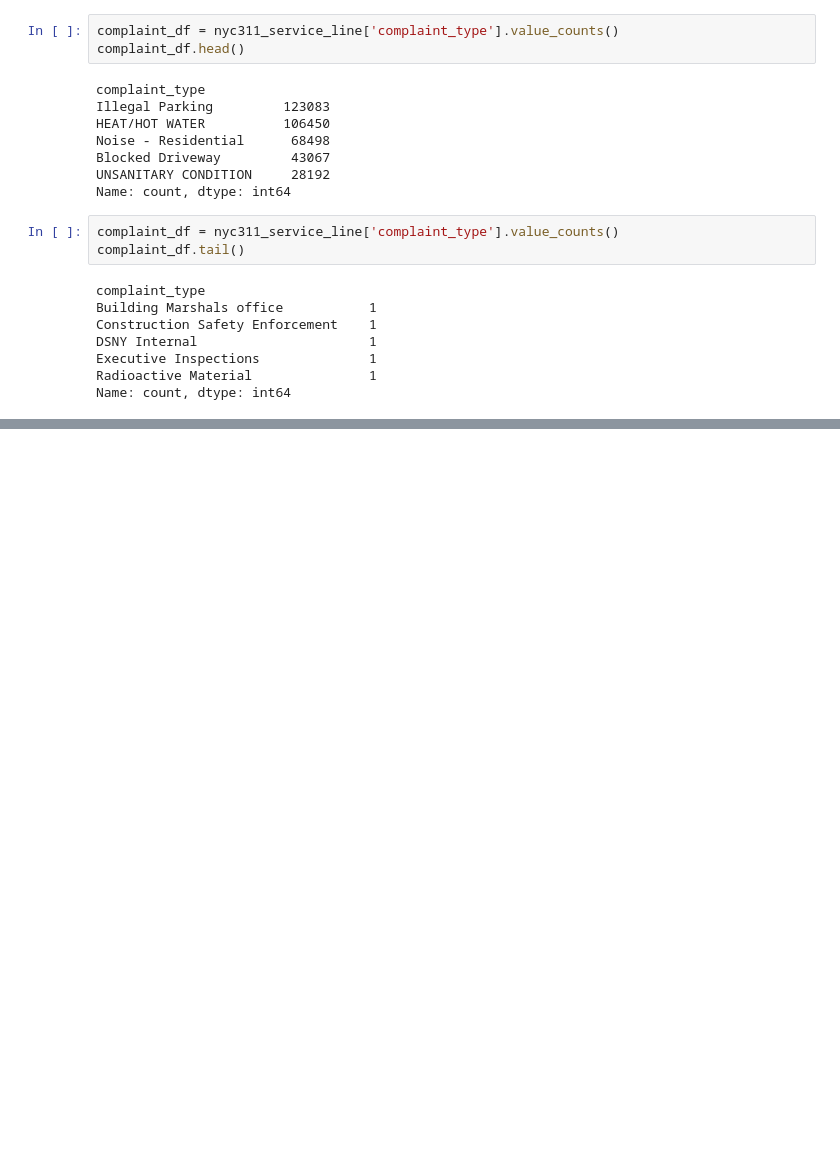
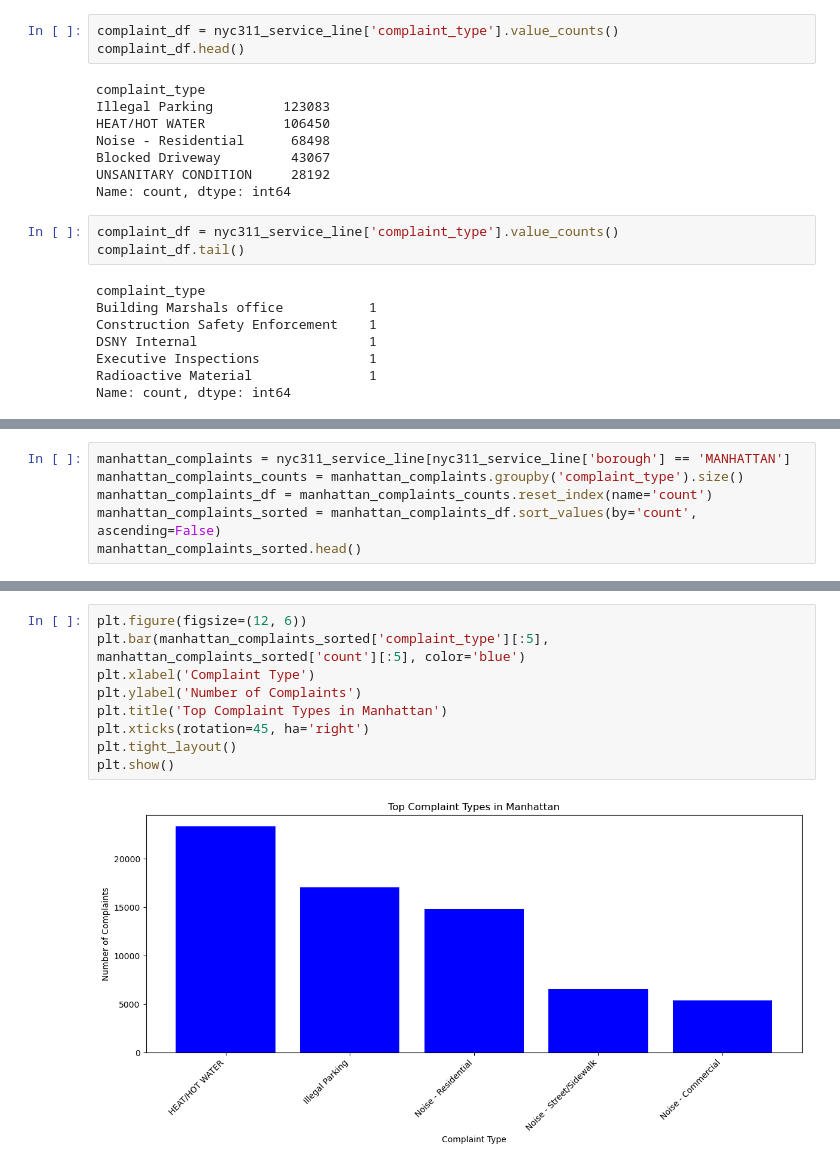
Before and after one commit to ajones1010/NYC-311-Analysis, a Jupyter notebook: nyc_311.ipynb, the cells around one changed output, grey strips where cells are left out. Drawn from its saved outputs; the diff is of its cells as text; blank space fills up the shorter version.

```diff
--- a/nyc_311.ipynb
+++ b/nyc_311.ipynb
@@ -541,0 +546,6 @@ dtype: int64
+# %%
+manhattan_complaints = nyc311_service_line[nyc311_service_line['borough'] == 'MANHATTAN']
+manhattan_complaints_counts = manhattan_complaints.groupby('complaint_type').size()
+manhattan_complaints_df = manhattan_complaints_counts.reset_index(name='count')
+manhattan_complaints_sorted = manhattan_complaints_df.sort_values(by='count', ascending=False)
+manhattan_complaints_sorted.head()
@@ -541,0 +559,11 @@ dtype: int64
+# %%
+plt.figure(figsize=(12, 6))
+plt.bar(manhattan_complaints_sorted['complaint_type'][:5], manhattan_complaints_sorted['count'][:5], color='blue')
+plt.xlabel('Complaint Type')
+plt.ylabel('Number of Complaints')
+plt.title('Top Complaint Types in Manhattan')
+plt.xticks(rotation=45, ha='right')
+plt.tight_layout()
+plt.show()
+# %% [output]
+[figure, added]
```
Also changed, not shown: parts of 23 cells of this notebook.
